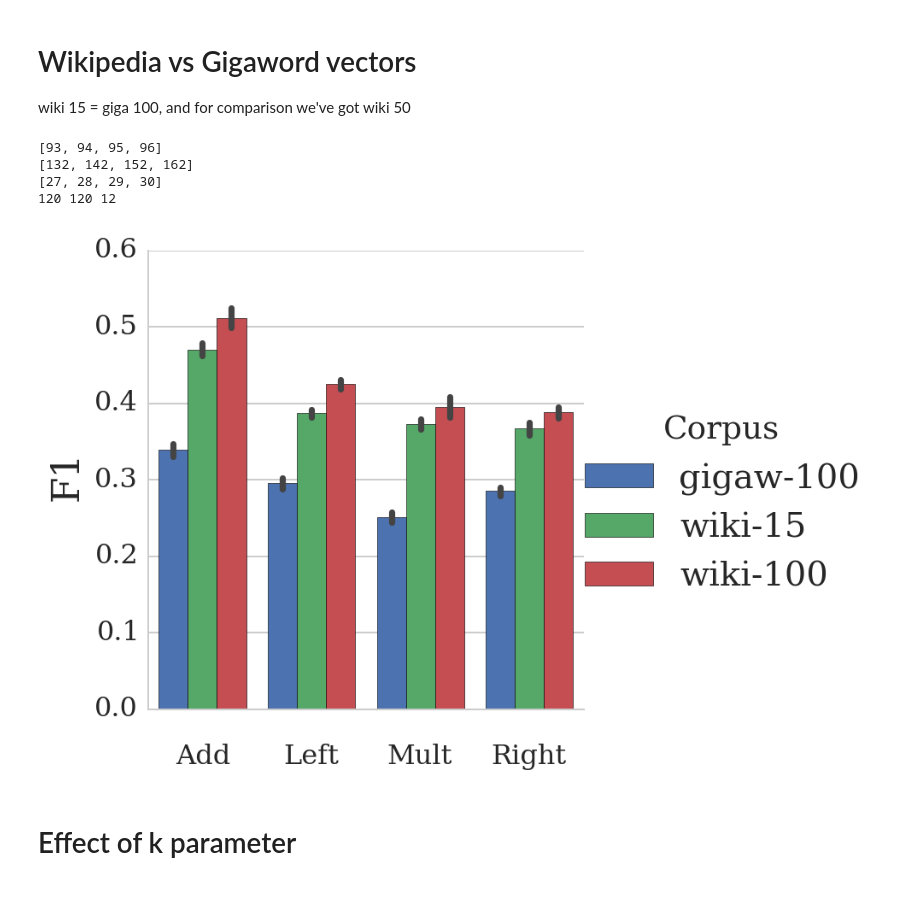
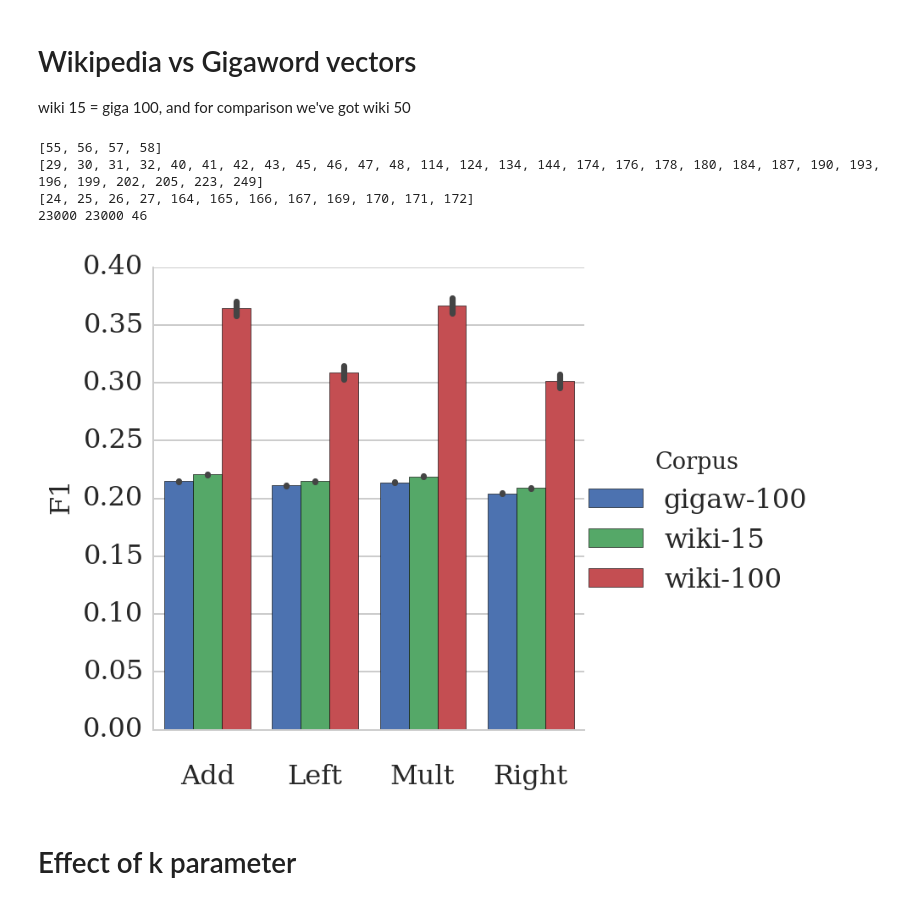
Before and after one commit to mbatchkarov/ExpLosion, a Jupyter notebook: notebooks/effect_of_unlabelled_size.ipynb, the cells around one changed output. Drawn from its saved outputs; the diff is of its cells as text; code cells hidden in the pictures.

```diff
--- a/notebooks/effect_of_unlabelled_size.ipynb
+++ b/notebooks/effect_of_unlabelled_size.ipynb
@@ -26,22 +26,26 @@ from operator import attrgetter
 shared = {'use_similarity': 0,
           'neighbour_strategy':'linear',
           'vectors__dimensionality': 100,
-          'document_features': 'AN_NN',
+          'document_features_ev': 'AN+NN',
+          'document_features_tr': 'J+N+AN+NN',
+          'allow_overlap': False,
+          'entries_of': None,
+#           'vectors__unlabelled_percentage__in': [70,80], # todo remove this
           'vectors__algorithm': 'word2vec',
+          'vectors__composer__in': ['Add', 'Mult', 'Left', 'Right'], # todo Verb???
           'vectors__unlabelled': 'wiki',
           'decode_handler': 'SignifiedOnlyFeatureHandler',
           'noise': 0}
 
 def query_to_ids(ids):
-    # eliminate duplicated experiments
-    experiments = set(db.ClassificationExperiment.get(db.ClassificationExperiment.id==x.id) for x in ids)
+    experiments = Experiment.objects.filter(id__in=ids)
     return sorted(list(set(foo.id for foo in experiments)))
 
-def get_exp_ids_for_varying_k(corpus='reuters21578/r8-tagged-grouped'):
+def get_exp_ids_for_varying_k(corpus='amazon_grouped-tagged'):
     # curve when varying k
     query_dict = ChainMap(shared,
                           {'vectors__rep': 0,
-                          'vectors__unlabelled_percentage': 100.0,
+                          'vectors__unlabelled_percentage': 100,
                           'labelled':corpus})
     return query_to_ids(Experiment.objects.filter(**query_dict))
 
@@ -54,7 +58,7 @@ def get_exp_ids_for_varying_amounts_of_unlabelled(corpus='reuters21578/r8-tagged
 def get_exp_ids_for_reruns_of_word2vec(corpus='amazon_grouped-tagged'):
     query_dict = ChainMap(shared, {'use_similarity': 0,
                                   'k':3,
-                                  'vectors__unlabelled_percentage': 100.0,
+                                  'vectors__unlabelled_percentage': 50,
                                   'labelled':corpus})
     return query_to_ids(Experiment.objects.filter(**query_dict))
 # %% [markdown]
@@ -187,7 +191,10 @@ from IPython.core.debugger import Tracer
 
 exp_ids, scores, folds = [], [], []
 d1 = {'vectors__unlabelled_percentage': 15,
-     'vectors__unlabelled': 'wiki'}
+     'vectors__unlabelled': 'wiki',
+     'vectors__rep':0,
+     'document_features_tr':'J+N+AN+NN',
+     'document_features_ev':'AN+NN',}
 d2 = {'vectors__unlabelled_percentage': 100,
      'vectors__unlabelled': 'wiki',
      'noise': 0,
@@ -197,7 +204,7 @@ d3 = {'vectors__unlabelled_percentage': 100,
      'use_similarity': 0,
       'neighbour_strategy':'linear',
       'vectors__dimensionality': 100,
-      'document_features': 'AN_NN',
+      'document_features_ev': 'AN+NN',
       'vectors__algorithm': 'word2vec',
       'vectors__rep': 0,
       'k':3,
@@ -205,44 +212,44 @@ d3 = {'vectors__unlabelled_percentage': 100,
       'decode_handler': 'SignifiedOnlyFeatureHandler'}
 
 for d in [d1, d2, d3]:
-    ids = query_to_ids(Experiment.objects.filter(**d))
-    tmp_scores, tmp_folds, ids = get_scores(ids)
+    ids = query_to_ids(Experiment.objects.filter(**d).\
+                       exclude(vectors__composer__in=['Verb', 'CopyObj']))
     print(ids)
-    assert ids # we succeeded in getting results
+    tmp_scores, tmp_folds = get_cv_scores_many_experiment(ids)
     exp_ids.extend(ids)
     scores.extend(tmp_scores)
     folds.extend(tmp_folds)
 
 cv_folds = get_cv_fold_count(exp_ids)
 names = []
 for id in exp_ids:
     exp = Experiment.objects.get(id=id)
     names.append('%s-%d'%(exp.vectors.unlabelled, exp.vectors.unlabelled_percentage))
 names = np.repeat(names, cv_folds)
 composers = get_vectors_field(exp_ids, 'composer')
 
 
 print(len(names), len(scores), len(cv_folds))
 
 df = pd.DataFrame({'F1': scores,
                    'cvfold': folds,
                    'Corpus': names,
                    'Composer': composers})
 
 plt.rcParams['lines.linewidth'] = 2
 df[df.cvfold==0].to_html('tmp.html')
 order = ['gigaw-100', 'wiki-15', 'wiki-100']
 grid = sns.factorplot(hue='Corpus', y='F1', data=df, x='Composer',
                       kind='bar', sharey=True, hue_order=order);
 # sns.boxplot(df.F1, df.Corpus)
 grid.axes[0][0].set(xlabel='')
 plt.savefig('plot-wiki-vs-gigaw.pdf', format='pdf', dpi=300)
 # %% [output]
-[93, 94, 95, 96]
-[132, 142, 152, 162]
-[27, 28, 29, 30]
-120 120 12
+[55, 56, 57, 58]
+[29, 30, 31, 32, 40, 41, 42, 43, 45, 46, 47, 48, 114, 124, 134, 144, 174, 176, 178, 180, 184, 187, 190, 193, 196, 199, 202, 205, 223, 249]
+[24, 25, 26, 27, 164, 165, 166, 167, 169, 170, 171, 172]
+23000 23000 46
-[figure, old version]
+[figure, new version]
 # %% [markdown]
 # Effect of k parameter
 # %%
```
Also changed, not shown: parts of 7 cells of this notebook, 6 other files.
